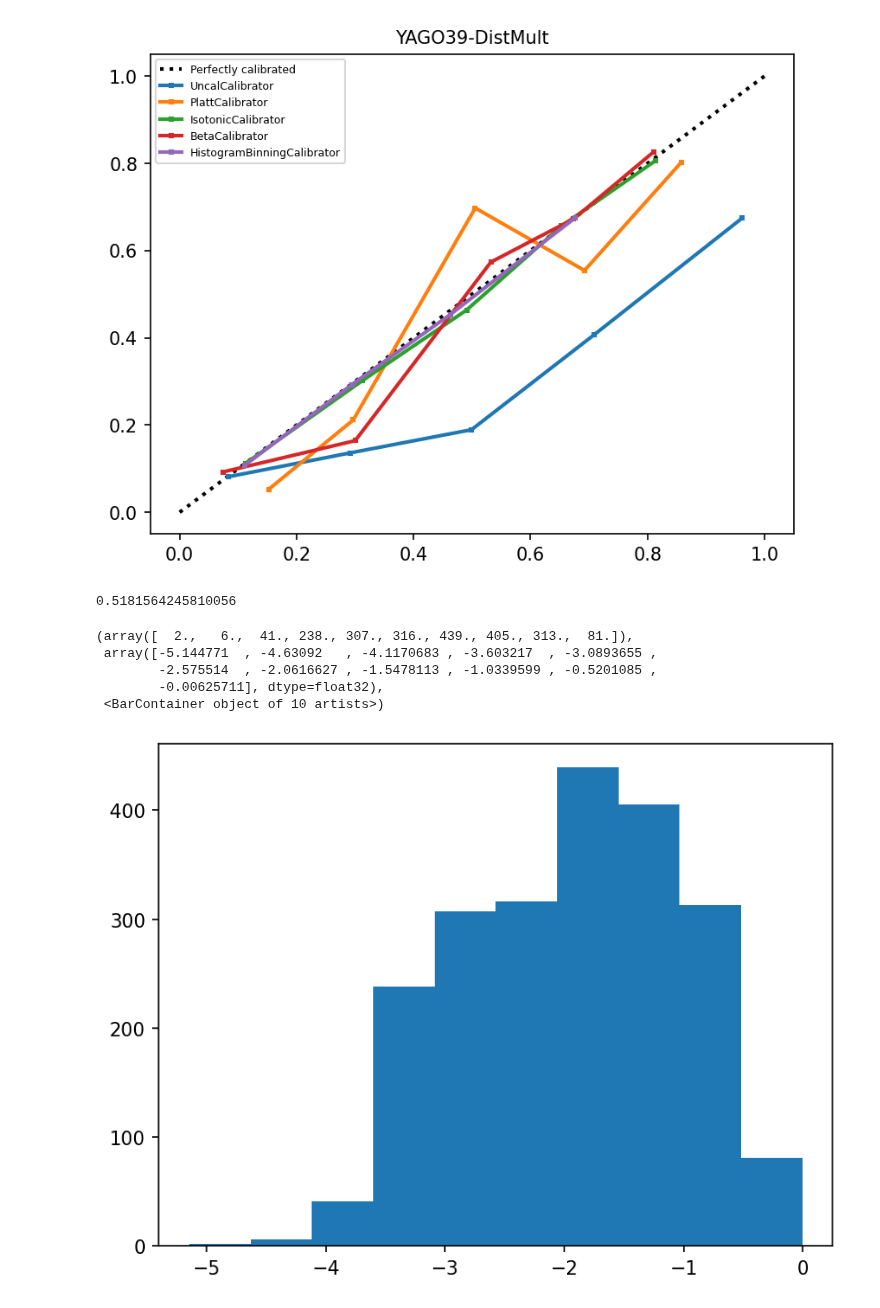
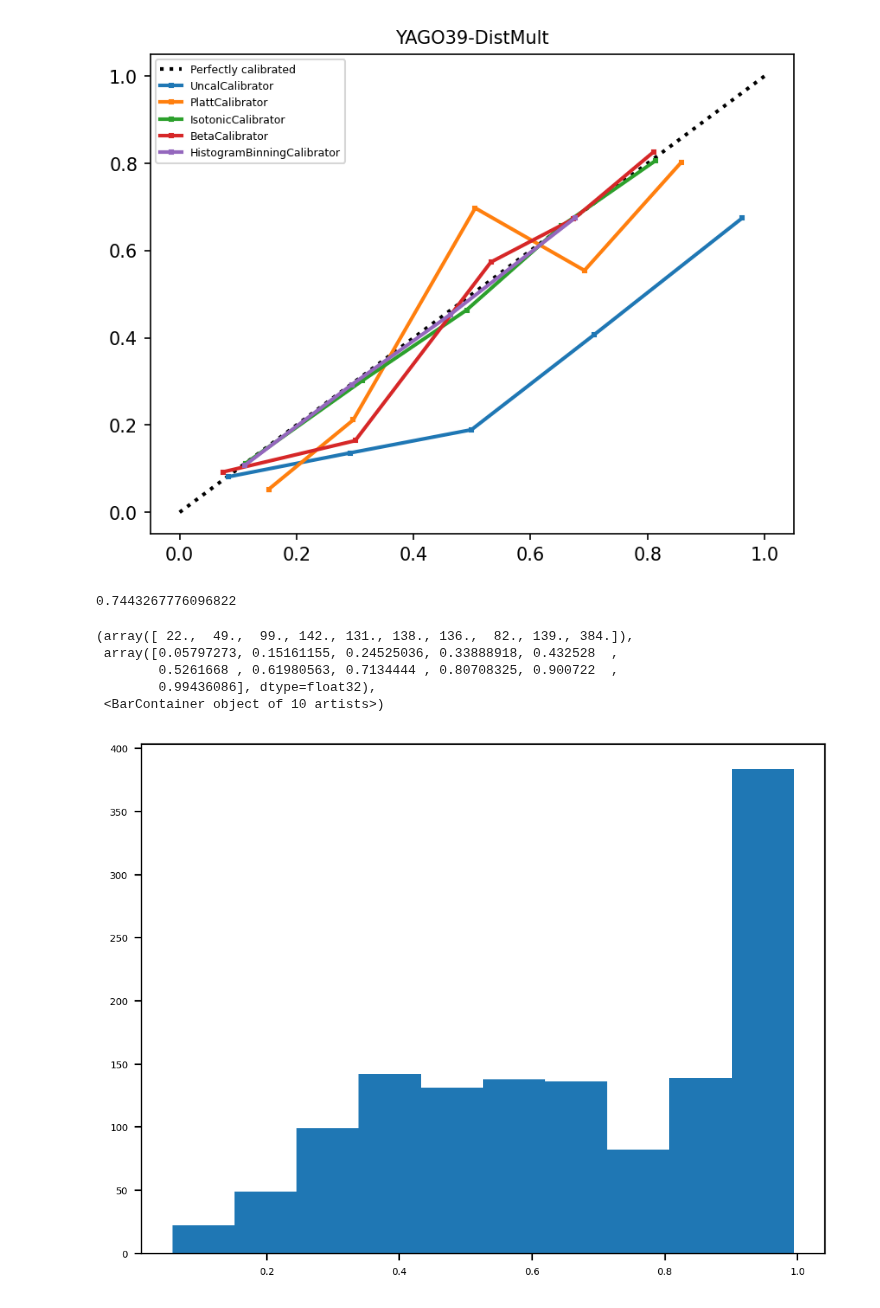
Before and after one commit to TREAT-UOE/kgcal, a Jupyter notebook: notebooks/exp4-2.ipynb, the cells around one changed output. Cells and saved outputs as stored; diff of their text form; code cells hidden in the pictures.

```diff
--- a/notebooks/exp4-2.ipynb
+++ b/notebooks/exp4-2.ipynb
@@ -203,15 +203,15 @@ for data in exp.datasets:
             print(err)
 # %%
 te_wn = exp.trained_kges['UMLS']['TransE']
-scores = te_wn.predict(ds.kinship.X_test)
+scores = te_wn.predict(ds.umls.X_test)
 probs = expit(scores) * 2
-print(accuracy_score(ds.kinship.y_test, probs>0.5))
+print(accuracy_score(ds.umls.y_test, probs>0.5))
 plt.hist(probs)
 # %% [output]
-0.5181564245810056
+0.7443267776096822
-(array([  2.,   6.,  41., 238., 307., 316., 439., 405., 313.,  81.]),
- array([-5.144771  , -4.63092   , -4.1170683 , -3.603217  , -3.0893655 ,
-        -2.575514  , -2.0616627 , -1.5478113 , -1.0339599 , -0.5201085 ,
-        -0.00625711], dtype=float32),
+(array([ 22.,  49.,  99., 142., 131., 138., 136.,  82., 139., 384.]),
+ array([0.05797273, 0.15161155, 0.24525036, 0.33888918, 0.432528  ,
+        0.5261668 , 0.61980563, 0.7134444 , 0.80708325, 0.900722  ,
+        0.99436086], dtype=float32),
  <BarContainer object of 10 artists>)
-[figure, old version]
+[figure, new version]
```
Also changed, not shown: parts of 4 cells of this notebook, 4 other files.
